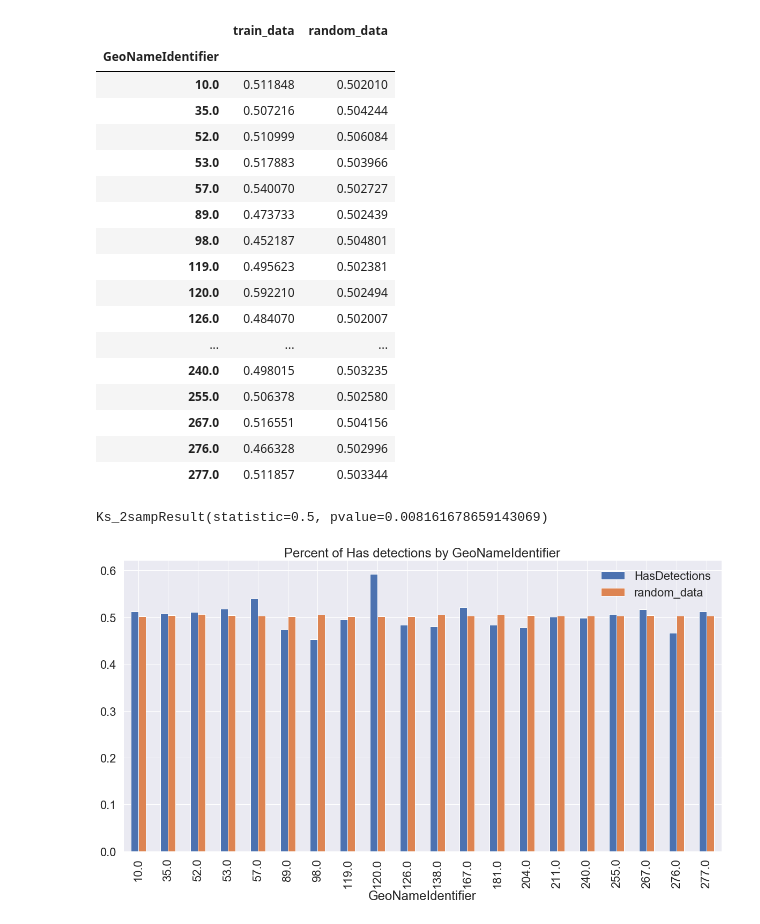
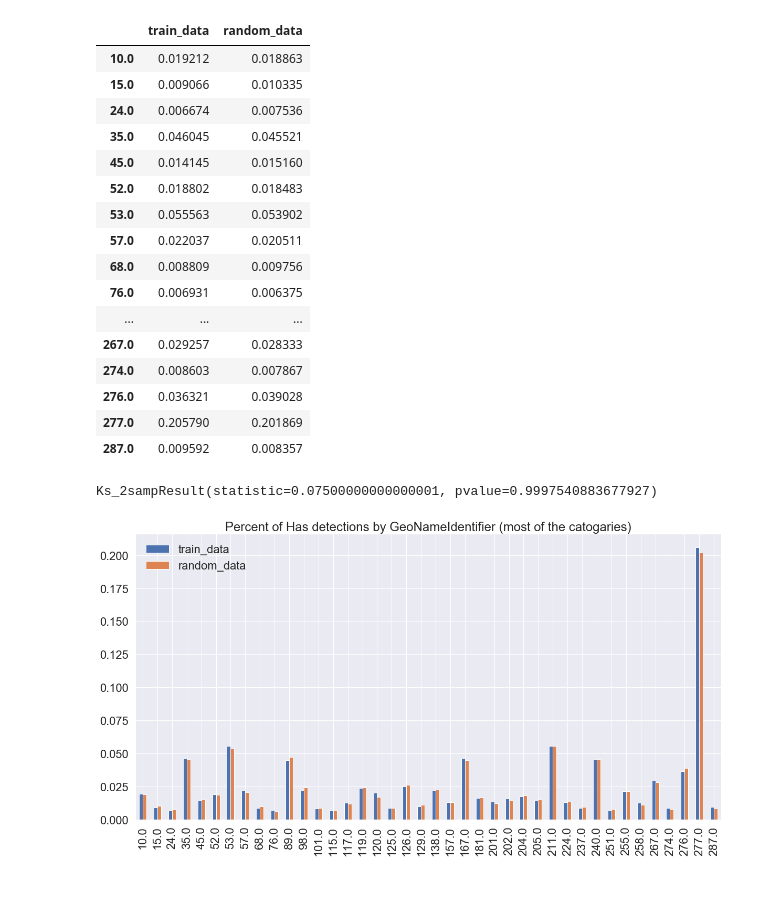
Before and after one commit to shy166/Data-Science-Investigation-Project, a Jupyter notebook: 189/final/Scenario 5 Geography.ipynb, the cells around one changed output. Cells and saved outputs as stored; diff of their text form; code cells hidden in the pictures; blank space fills up the shorter version.

```diff
--- a/189/final/Scenario 5 Geography.ipynb
+++ b/189/final/Scenario 5 Geography.ipynb
@@ -22,26 +36,24 @@ plt.style.use('seaborn')
 sns.set(font_scale=2)
 pd.set_option('display.max_columns', 500)
 # %%
-def analysis(col):
+def analysis(col, tops = 10):
     temp = train[col].value_counts()
-    temp = temp[temp > temp.iloc[20]].index
+    temp = temp.iloc[:tops].index
     #temp = train.index
     temp_df = train[train[col].isin(temp)]
-    #temp_df = temp_df.sample(1000)
-    #temp_df = train
-    p = temp_df.HasDetections.mean()
-    q = 1-p
-    random_data = pd.Series(np.random.choice([1,0], len(temp_df),p=[p,q]), index = temp_df.index).rename('HasDetections')
-    temp_df['random_data'] = random_data
+    prob = temp_df[col].value_counts(normalize=True)
+    draw = np.random.choice(prob.index, p=prob, size=len(temp_df))
+    output = pd.Series(draw).value_counts(normalize=True).rename('simulated')
+    zeros = set(temp_df[col].dropna().unique()).difference(set(output.index))
+    output = output.append(pd.Series([0 for i in zeros], index = zeros))
+    pd.DataFrame({'train_data': temp_df[temp_df['HasDetections'] == 1][col].value_counts(normalize = True),
+                         'random_data': output}).plot(kind = 'bar', figsize=(20,10))
+    plt.title('Percent of Has detections by {} (most of the catogaries)'.format(col))
 
-    #temp_df.groupby(col).HasDetections.mean().plot(kind = 'bar', figsize=(20,10))
-    temp_df.groupby(col)[['HasDetections', 'random_data']].mean().plot(kind = 'bar', figsize=(20,10))
-    plt.title('Percent of Has detections by {}'.format(col))
-
-    display(pd.DataFrame({'train_data': temp_df.groupby(col).HasDetections.mean(),
-                         'random_data': temp_df.groupby(col).random_data.mean()}))
-    return stats.ks_2samp(temp_df.groupby(col).HasDetections.mean(),
-                temp_df.groupby(col).random_data.mean())
+    display(pd.DataFrame({'train_data': temp_df[temp_df['HasDetections'] == 1][col].value_counts(normalize = True),
+                         'random_data': output}))
+    return stats.ks_2samp(temp_df[temp_df['HasDetections'] == 1][col].value_counts(normalize = True),
+                output)
 # %%
 COLS = [
     'HasDetections',
@@ -55,26 +67,25 @@ train = pd.read_csv("train.csv", sep=',', engine='c', usecols=COLS)
 # %%
-analysis(COLS[1])
+analysis(COLS[1], 40)
 # %% [output]
 |  | train_data | random_data |
-| GeoNameIdentifier |  |  |
-| 10.0 | 0.511848 | 0.502010 |
-| 35.0 | 0.507216 | 0.504244 |
-| 52.0 | 0.510999 | 0.506084 |
-| 53.0 | 0.517883 | 0.503966 |
-| 57.0 | 0.540070 | 0.502727 |
-| 89.0 | 0.473733 | 0.502439 |
-| 98.0 | 0.452187 | 0.504801 |
-| 119.0 | 0.495623 | 0.502381 |
-| 120.0 | 0.592210 | 0.502494 |
-| 126.0 | 0.484070 | 0.502007 |
+| 10.0 | 0.019212 | 0.018863 |
+| 15.0 | 0.009066 | 0.010335 |
+| 24.0 | 0.006674 | 0.007536 |
+| 35.0 | 0.046045 | 0.045521 |
+| 45.0 | 0.014145 | 0.015160 |
+| 52.0 | 0.018802 | 0.018483 |
+| 53.0 | 0.055563 | 0.053902 |
+| 57.0 | 0.022037 | 0.020511 |
+| 68.0 | 0.008809 | 0.009756 |
+| 76.0 | 0.006931 | 0.006375 |
 | ... | ... | ... |
-| 240.0 | 0.498015 | 0.503235 |
-| 255.0 | 0.506378 | 0.502580 |
-| 267.0 | 0.516551 | 0.504156 |
-| 276.0 | 0.466328 | 0.502996 |
-| 277.0 | 0.511857 | 0.503344 |
+| 267.0 | 0.029257 | 0.028333 |
+| 274.0 | 0.008603 | 0.007867 |
+| 276.0 | 0.036321 | 0.039028 |
+| 277.0 | 0.205790 | 0.201869 |
+| 287.0 | 0.009592 | 0.008357 |
-Ks_2sampResult(statistic=0.5, pvalue=0.008161678659143069)
+Ks_2sampResult(statistic=0.07500000000000001, pvalue=0.9997540883677927)
-[figure, old version]
+[figure, new version]
 # %%
 #from the histogram, we see there is a difference in top 4 counties
 # %%
```
Also changed, not shown: parts of 11 cells of this notebook, 2 other files.
